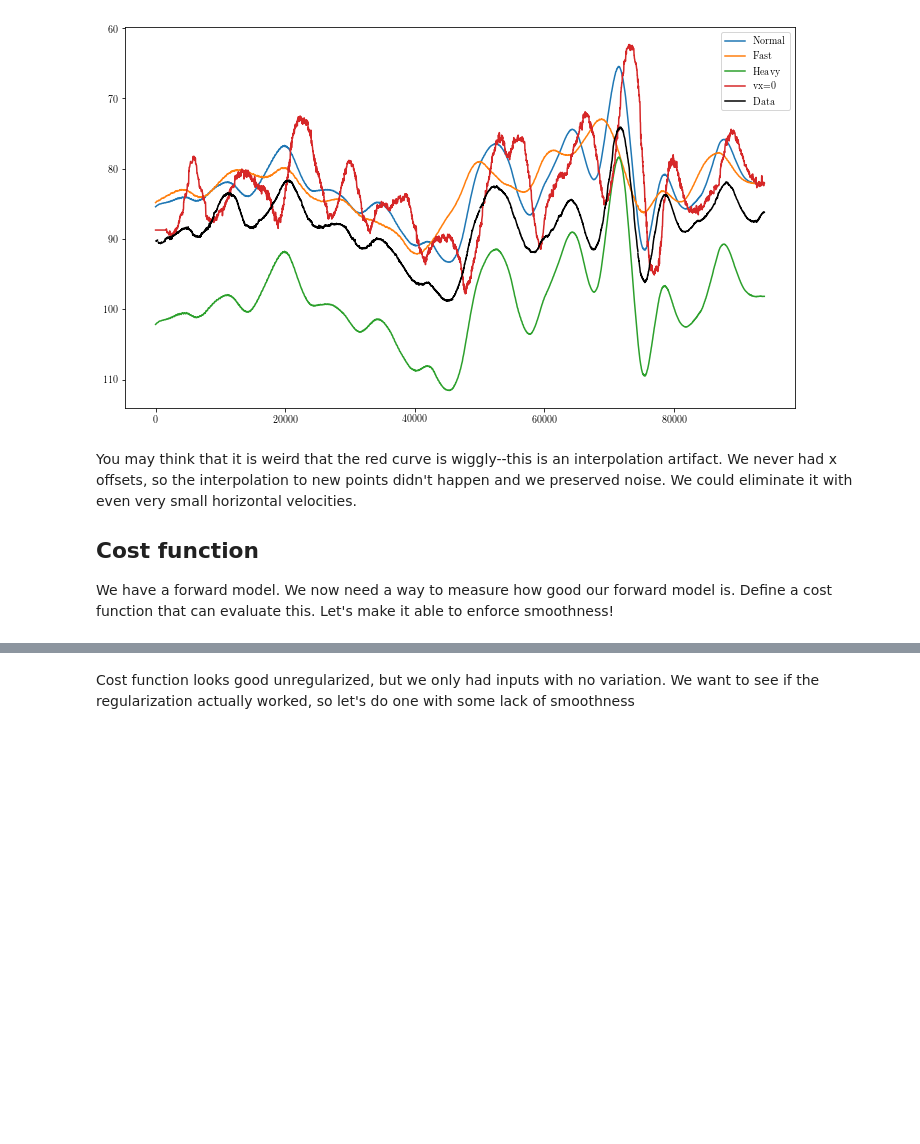
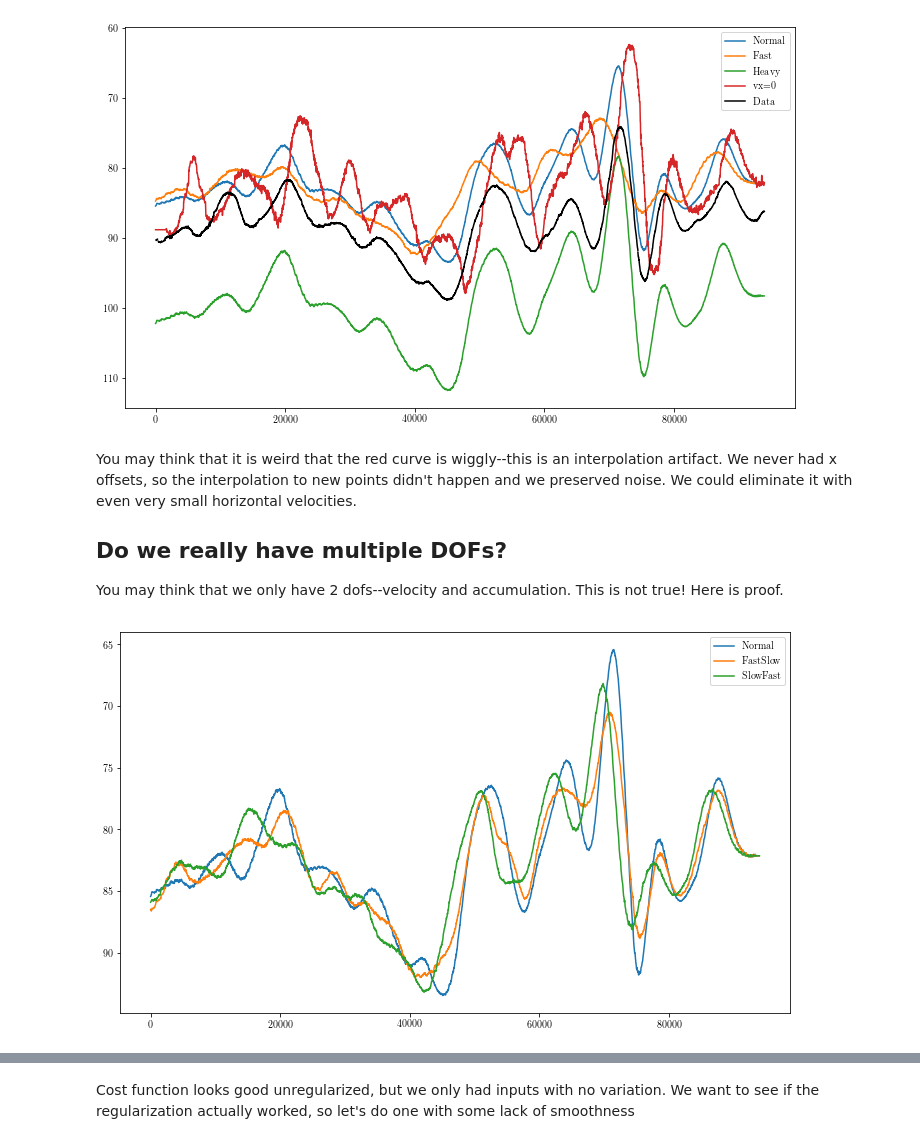
Before and after one commit to dlilien/mcmc_seminar, a Jupyter notebook: MCMC Layers.ipynb, the cells around one changed output, grey strips where cells are left out. Saved outputs shown, nothing was run; the diff lists cells and outputs as text; code cells hidden in the pictures; blank space fills up the shorter version.

```diff
--- a/MCMC Layers.ipynb
+++ b/MCMC Layers.ipynb
@@ -214,5 +214,34 @@ plt.show()
 # %% [markdown]
 You may think that it is weird that the red curve is wiggly--this is an interpolation artifact. We never had x offsets, so the interpolation to new points didn't happen and we preserved noise. We could eliminate it with even very small horizontal velocities.
 
-## Cost function
-We have a forward model. We now need a way to measure how good our forward model is. Define a cost function that can evaluate this. Let's make it able to enforce smoothness!
+
+## Do we really have multiple DOFs?
+
+You may think that we only have 2 dofs--velocity and accumulation. This is not true! Here is proof.
+# %%
+# Try the basic forward model
+n_tsteps = 10
+total_time = 725.
+vx_and_acc_of_t = np.ones((2 * n_tsteps))
+
+# also try some slightly modified versions
+vx_and_acc_of_t_fastslow = np.ones((2 * n_tsteps))
+vx_and_acc_of_t_fastslow[:n_tsteps // 2] = 2.0
+vx_and_acc_of_t_slowfast = np.ones((2 * n_tsteps))
+vx_and_acc_of_t_slowfast[n_tsteps // 2:n_tsteps] = 2.0
+
+# run the model for each of the inputs
+z = model(x, vx_and_acc_of_t, acc_rate, vels, total_time, n_tsteps=n_tsteps)
+z_fastslow = model(x, vx_and_acc_of_t_fastslow, acc_rate, vels, total_time, n_tsteps=n_tsteps)
+z_slowfast = model(x, vx_and_acc_of_t_slowfast, acc_rate, vels, total_time, n_tsteps=n_tsteps)
+
+# Visualize results
+fig, ax = plt.subplots(figsize=(12, 7))
+ax.plot(x, z, label='Normal')
+ax.plot(x, z_fastslow, label='FastSlow')
+ax.plot(x, z_slowfast, label='SlowFast')
+ax.invert_yaxis()
+ax.legend(loc='best')
+plt.show()
+# %% [output]
+[figure, added]
```
Also changed, not shown: parts of 14 cells of this notebook.
